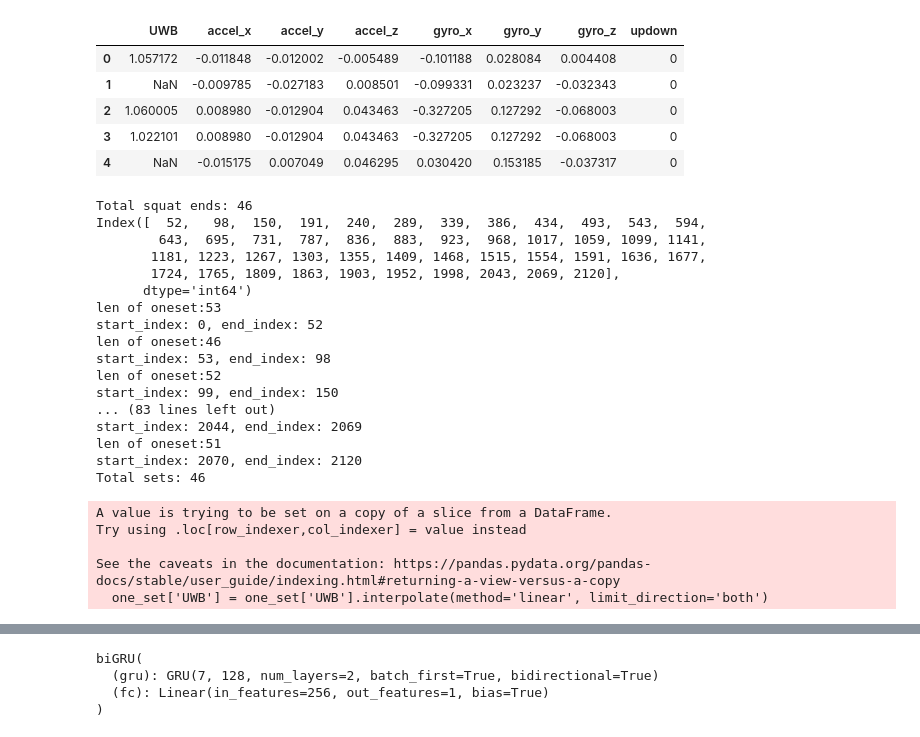
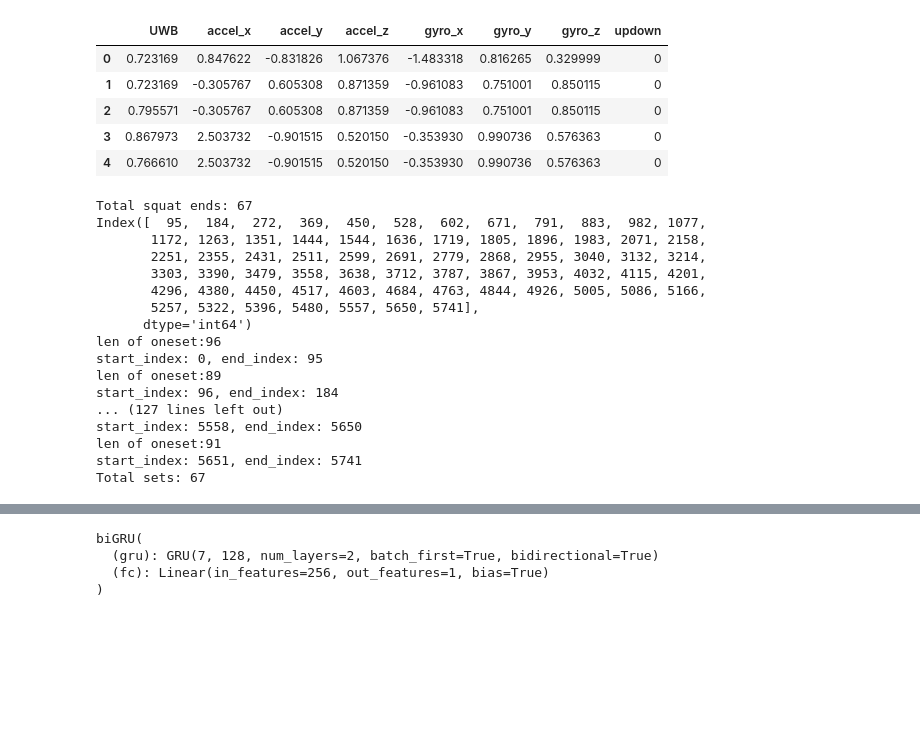
Before and after one commit to hwnam5/real2sim_exercise, a Jupyter notebook: model/biGRU_simreal.ipynb, the cells around one changed output, grey strips where cells are left out. Drawn from its saved outputs; the diff is of its cells as text; code cells hidden in the pictures; blank space fills up the shorter version.

Commit message:
FIX:Change data to preprocessing data

```diff
--- a/model/biGRU_simreal.ipynb
+++ b/model/biGRU_simreal.ipynb
@@ -159,21 +168,15 @@ model.apply(initialize_weights)
 initialize_gru_weights(model.gru)
 # %%
 real_df = pd.read_csv("real_squat_data.csv")
-real_df = real_df.drop(columns=['timestamp', 'ExcerciseType'])
-
-real_df = real_df[real_df['updown'] != 'Stop'].reset_index(drop=True)
-real_df['updown'] = real_df['updown'].replace({'Up': 1, 'Down': 0})
-
-real_df['UWB'] = real_df['UWB'].astype('str').str.replace('m', '').str.strip().astype('float')
 
 real_df.head()
 # %% [output]
 |  | UWB | accel_x | accel_y | accel_z | gyro_x | gyro_y | gyro_z | updown |
-| 0 | 1.057172 | -0.011848 | -0.012002 | -0.005489 | -0.101188 | 0.028084 | 0.004408 | 0 |
-| 1 | NaN | -0.009785 | -0.027183 | 0.008501 | -0.099331 | 0.023237 | -0.032343 | 0 |
-| 2 | 1.060005 | 0.008980 | -0.012904 | 0.043463 | -0.327205 | 0.127292 | -0.068003 | 0 |
-| 3 | 1.022101 | 0.008980 | -0.012904 | 0.043463 | -0.327205 | 0.127292 | -0.068003 | 0 |
-| 4 | NaN | -0.015175 | 0.007049 | 0.046295 | 0.030420 | 0.153185 | -0.037317 | 0 |
+| 0 | 0.723169 | 0.847622 | -0.831826 | 1.067376 | -1.483318 | 0.816265 | 0.329999 | 0 |
+| 1 | 0.723169 | -0.305767 | 0.605308 | 0.871359 | -0.961083 | 0.751001 | 0.850115 | 0 |
+| 2 | 0.795571 | -0.305767 | 0.605308 | 0.871359 | -0.961083 | 0.751001 | 0.850115 | 0 |
+| 3 | 0.867973 | 2.503732 | -0.901515 | 0.520150 | -0.353930 | 0.990736 | 0.576363 | 0 |
+| 4 | 0.766610 | 2.503732 | -0.901515 | 0.520150 | -0.353930 | 0.990736 | 0.576363 | 0 |
 # %%
 tmp = real_df['updown'].shift(1).fillna(0)
 squat_ends = real_df[(tmp == 1) & (real_df['updown'] == 0)].index
@@ -195,32 +198,23 @@ for end_index in squat_ends:
 
 print(f"Total sets: {len(squat_sets)}")
 # %% [output]
-Total squat ends: 46
-Index([  52,   98,  150,  191,  240,  289,  339,  386,  434,  493,  543,  594,
-        643,  695,  731,  787,  836,  883,  923,  968, 1017, 1059, 1099, 1141,
-       1181, 1223, 1267, 1303, 1355, 1409, 1468, 1515, 1554, 1591, 1636, 1677,
-       1724, 1765, 1809, 1863, 1903, 1952, 1998, 2043, 2069, 2120],
+Total squat ends: 67
+Index([  95,  184,  272,  369,  450,  528,  602,  671,  791,  883,  982, 1077,
+       1172, 1263, 1351, 1444, 1544, 1636, 1719, 1805, 1896, 1983, 2071, 2158,
+       2251, 2355, 2431, 2511, 2599, 2691, 2779, 2868, 2955, 3040, 3132, 3214,
+       3303, 3390, 3479, 3558, 3638, 3712, 3787, 3867, 3953, 4032, 4115, 4201,
+       4296, 4380, 4450, 4517, 4603, 4684, 4763, 4844, 4926, 5005, 5086, 5166,
+       5257, 5322, 5396, 5480, 5557, 5650, 5741],
       dtype='int64')
-len of oneset:53
-start_index: 0, end_index: 52
-len of oneset:46
-start_index: 53, end_index: 98
-len of oneset:52
-start_index: 99, end_index: 150
-... (83 lines left out)
-start_index: 2044, end_index: 2069
-len of oneset:51
-start_index: 2070, end_index: 2120
-Total sets: 46
+len of oneset:96
+start_index: 0, end_index: 95
+len of oneset:89
+start_index: 96, end_index: 184
+... (127 lines left out)
+start_index: 5558, end_index: 5650
+len of oneset:91
+start_index: 5651, end_index: 5741
+Total sets: 67
-# %%
-for one_set in squat_sets:
-    one_set['UWB'] = one_set['UWB'].interpolate(method='linear', limit_direction='both')
-# %% [output]
-A value is trying to be set on a copy of a slice from a DataFrame.
-Try using .loc[row_indexer,col_indexer] = value instead
-
-See the caveats in the documentation: https://pandas.pydata.org/pandas-docs/stable/user_guide/indexing.html#returning-a-view-versus-a-copy
-  one_set['UWB'] = one_set['UWB'].interpolate(method='linear', limit_direction='both')
 # %%
 X_test = []
 y_test = []
```
Also changed, not shown: parts of 8 cells of this notebook, 1 other file.
